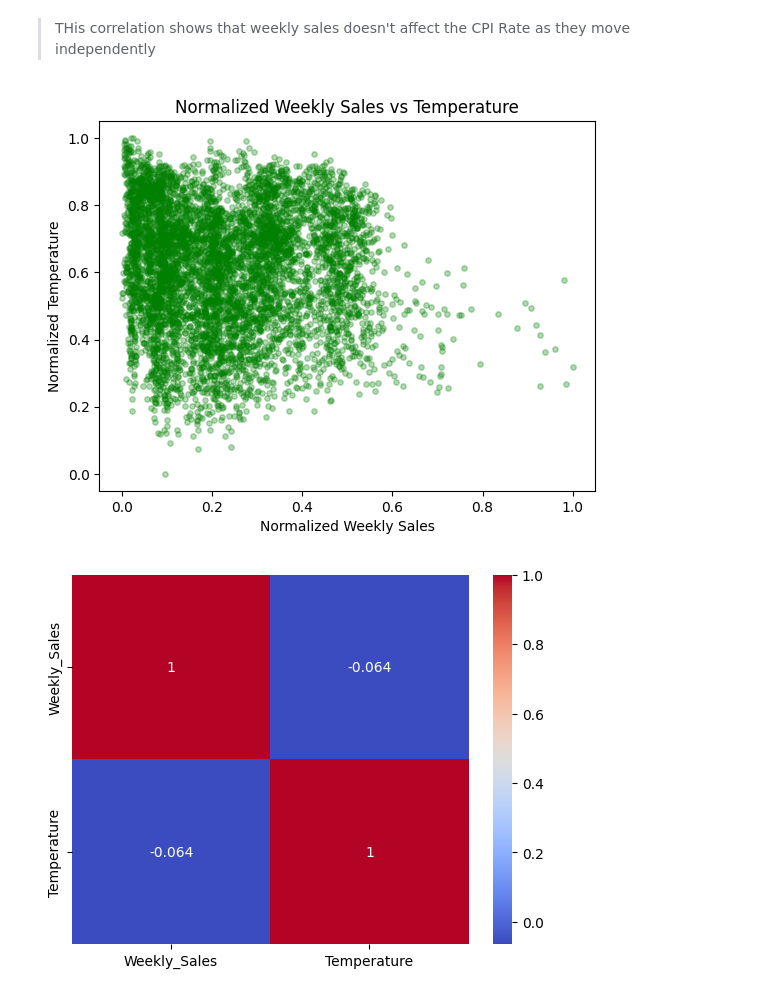
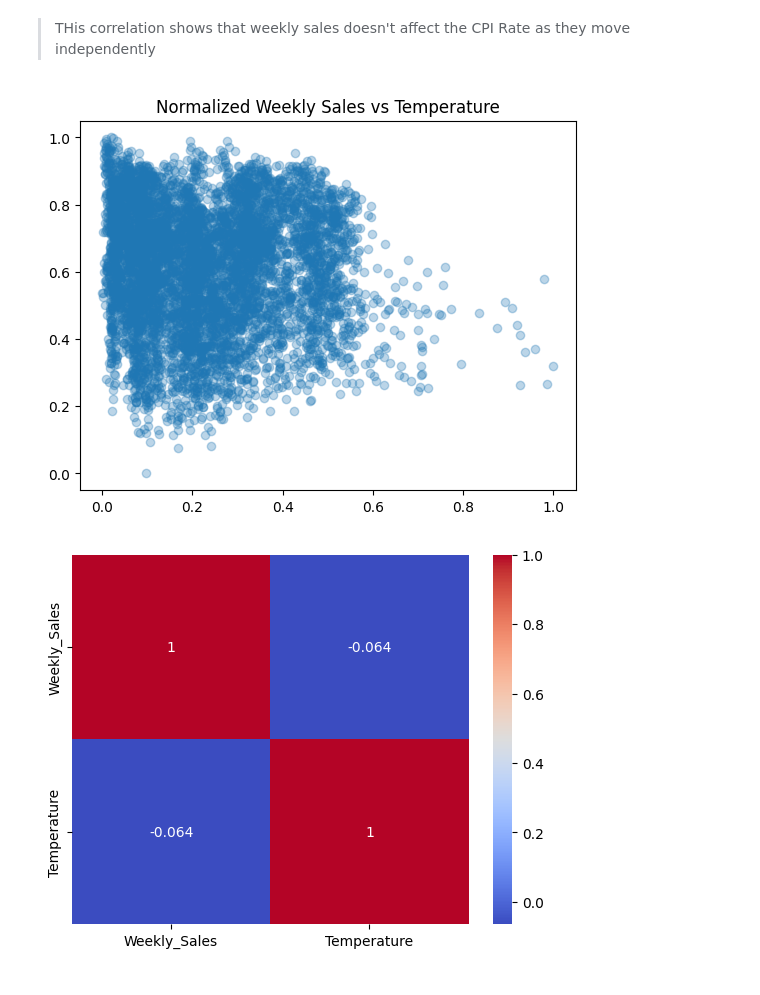
Before and after one commit to iam-devAlhan/Walmart_Sales_Trends_Prediction, a Jupyter notebook: notebooks/visualization.ipynb, the cells around one changed output. Cells and saved outputs as stored; diff of their text form; code cells hidden in the pictures.

```diff
--- a/notebooks/visualization.ipynb
+++ b/notebooks/visualization.ipynb
@@ -89,22 +89,20 @@ plt.show()
 > THis correlation shows that weekly sales doesn't affect the CPI Rate as they move independently
 # %%
 from sklearn.preprocessing import MinMaxScaler
-import pandas as pd
-import matplotlib.pyplot as plt
 
 scaler = MinMaxScaler()
+
 df1 = df[["Weekly_Sales", "Temperature"]]
+
+# Normalize the values to plot correlation graph
 scaled = scaler.fit_transform(df1)
 df_scaled = pd.DataFrame(scaled, columns=df1.columns)
 
-plt.scatter(df_scaled["Weekly_Sales"], df_scaled["Temperature"],
-           color='green', alpha=0.3, s=15)  # Changed color to coral
+plt.scatter(df_scaled["Weekly_Sales"], df_scaled["Temperature"], alpha=0.3)
 plt.title("Normalized Weekly Sales vs Temperature")
-plt.xlabel("Normalized Weekly Sales")
-plt.ylabel("Normalized Temperature")
 plt.show()
 # %% [output]
-[figure, old version]
+[figure, new version]
 # %%
 df_corr = df1.corr()
 
```
Also changed, not shown: parts of 3 cells of this notebook, 1 other file.
